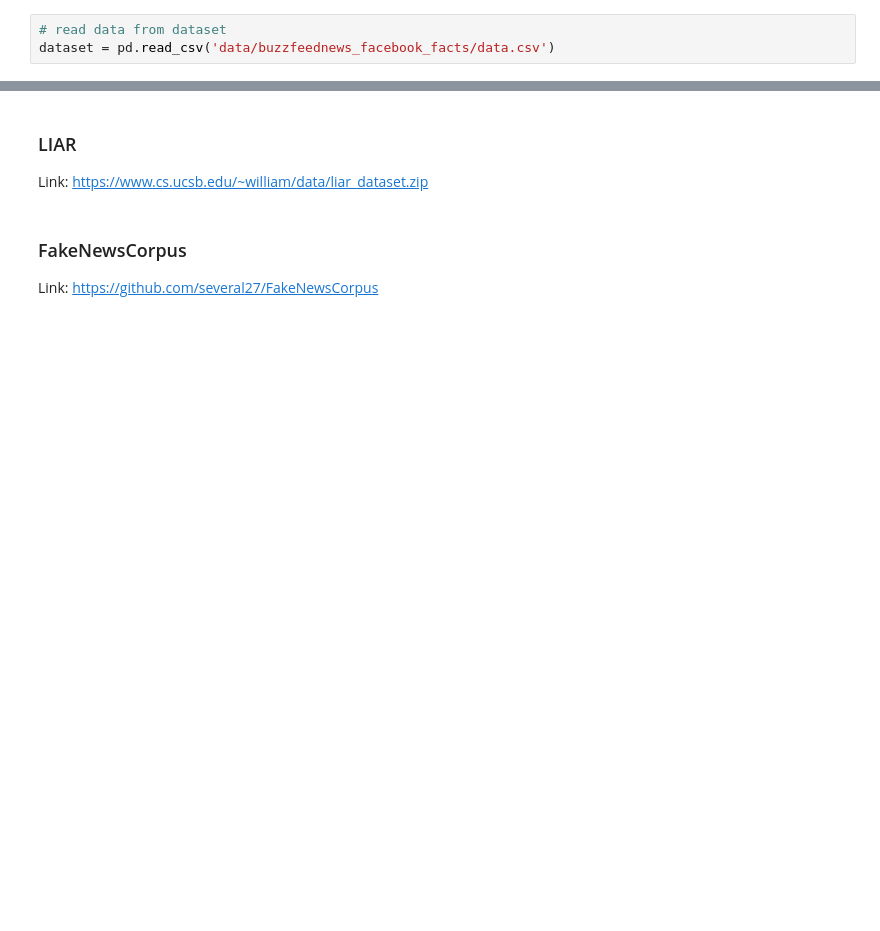
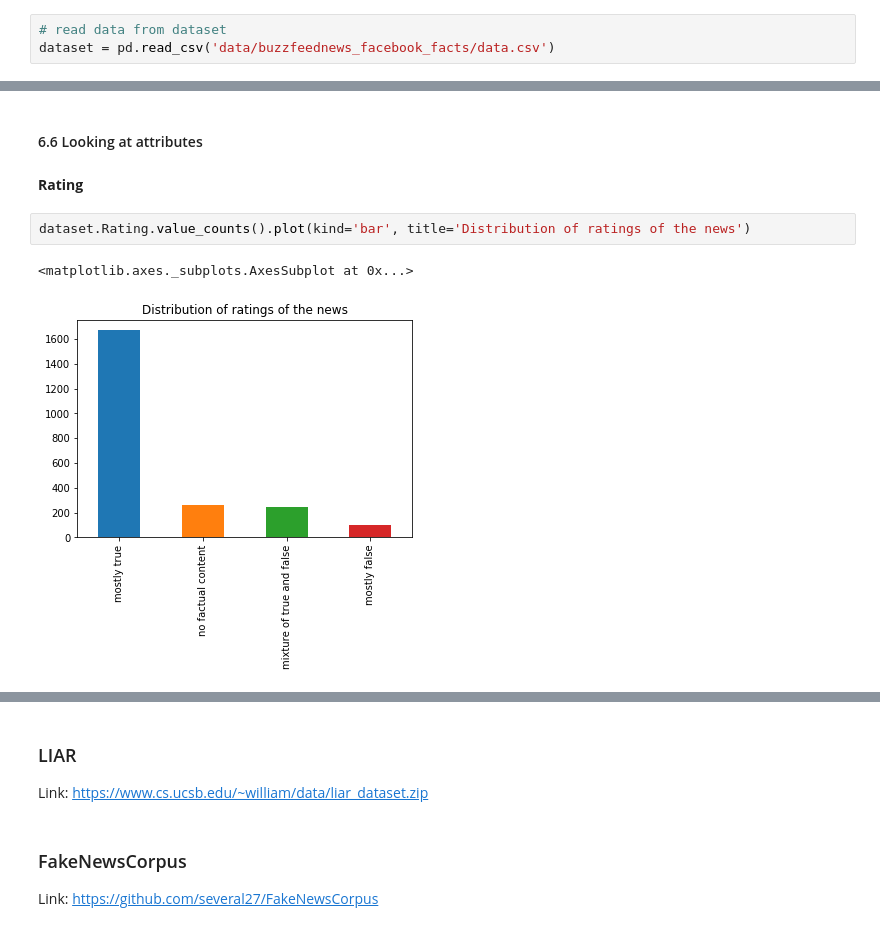
Before and after one commit to pmacinec/fake-news-datasets, a Jupyter notebook: fake_news_datasets.ipynb, the cells around one changed output, grey strips where cells are left out. Cells and saved outputs as stored; diff of their text form; blank space fills up the shorter version.

```diff
--- a/fake_news_datasets.ipynb
+++ b/fake_news_datasets.ipynb
@@ -627,0 +792,9 @@ dataset = pd.read_csv('data/buzzfeednews_facebook_facts/data.csv')
+# %% [markdown]
+#### 6.6 Looking at attributes
+# %% [markdown]
+**Rating**
+# %%
+dataset.Rating.value_counts().plot(kind='bar', title='Distribution of ratings of the news')
+# %% [output]
+<matplotlib.axes._subplots.AxesSubplot at 0x...>
+[figure, added]
```
Also changed, not shown: parts of 42 cells of this notebook.
